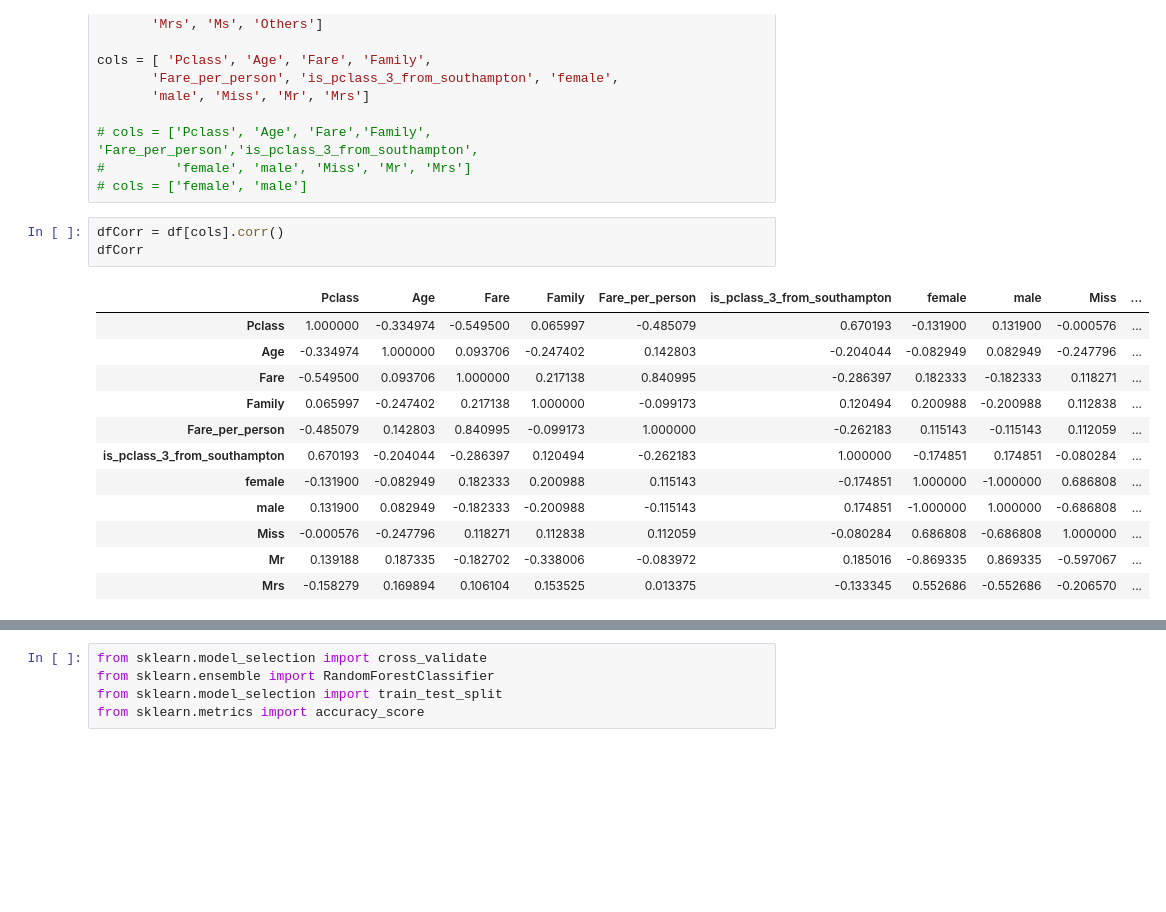
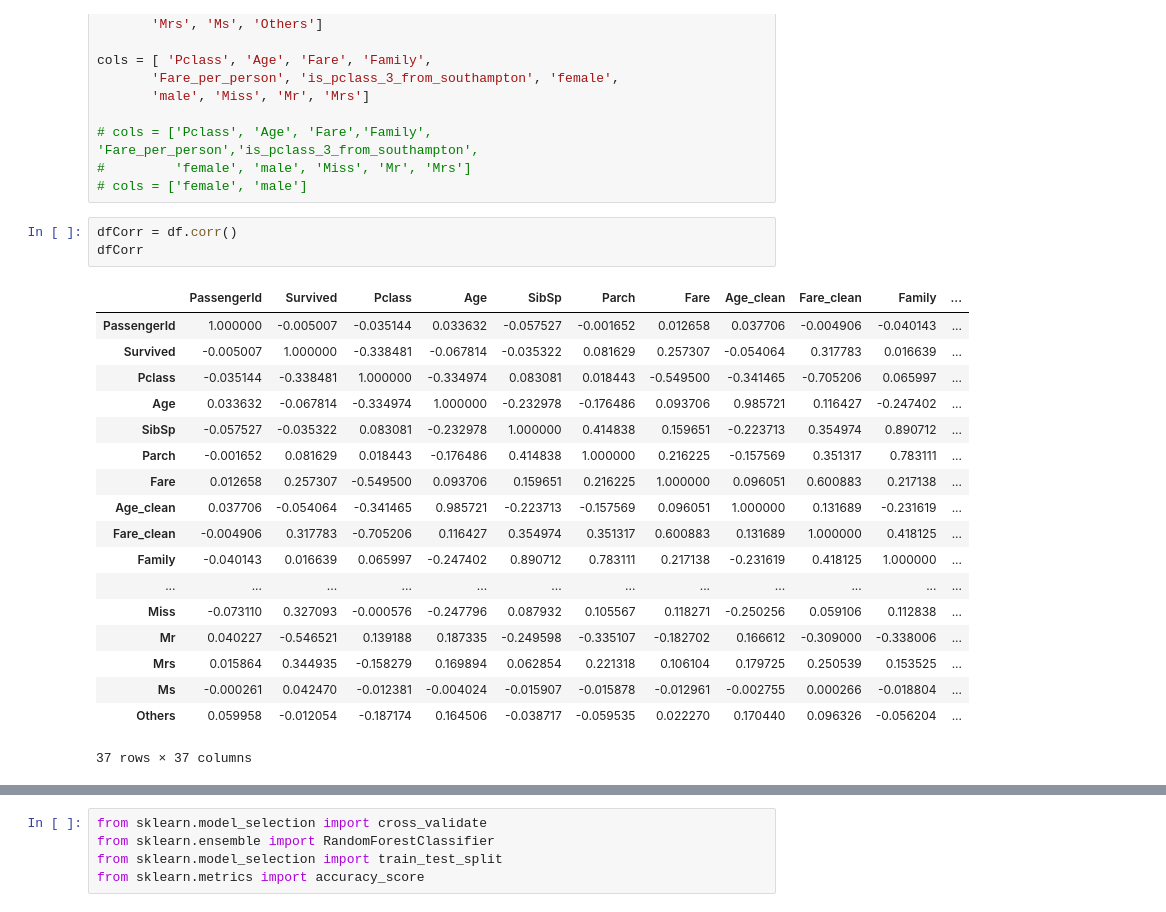
Before and after one commit to KangnamUniv-ML/Titanic-ML, a Jupyter notebook: notebook/Random Forest.ipynb, the cells around one changed output, grey strips where cells are left out. Drawn from its saved outputs; the diff is of its cells as text; blank space fills up the shorter version.

```diff
--- a/notebook/Random Forest.ipynb
+++ b/notebook/Random Forest.ipynb
@@ -229,21 +229,27 @@ cols = [ 'Pclass', 'Age', 'Fare', 'Family',
 #         'female', 'male', 'Miss', 'Mr', 'Mrs']
 # cols = ['female', 'male']
 # %%
-dfCorr = df[cols].corr()
+dfCorr = df.corr()
 dfCorr
 # %% [output]
-|  | Pclass | Age | Fare | Family | Fare_per_person | is_pclass_3_from_southampton | female | male | Miss | ... |
-| Pclass | 1.000000 | -0.334974 | -0.549500 | 0.065997 | -0.485079 | 0.670193 | -0.131900 | 0.131900 | -0.000576 | ... |
-| Age | -0.334974 | 1.000000 | 0.093706 | -0.247402 | 0.142803 | -0.204044 | -0.082949 | 0.082949 | -0.247796 | ... |
-| Fare | -0.549500 | 0.093706 | 1.000000 | 0.217138 | 0.840995 | -0.286397 | 0.182333 | -0.182333 | 0.118271 | ... |
-| Family | 0.065997 | -0.247402 | 0.217138 | 1.000000 | -0.099173 | 0.120494 | 0.200988 | -0.200988 | 0.112838 | ... |
-| Fare_per_person | -0.485079 | 0.142803 | 0.840995 | -0.099173 | 1.000000 | -0.262183 | 0.115143 | -0.115143 | 0.112059 | ... |
-| is_pclass_3_from_southampton | 0.670193 | -0.204044 | -0.286397 | 0.120494 | -0.262183 | 1.000000 | -0.174851 | 0.174851 | -0.080284 | ... |
-| female | -0.131900 | -0.082949 | 0.182333 | 0.200988 | 0.115143 | -0.174851 | 1.000000 | -1.000000 | 0.686808 | ... |
-| male | 0.131900 | 0.082949 | -0.182333 | -0.200988 | -0.115143 | 0.174851 | -1.000000 | 1.000000 | -0.686808 | ... |
-| Miss | -0.000576 | -0.247796 | 0.118271 | 0.112838 | 0.112059 | -0.080284 | 0.686808 | -0.686808 | 1.000000 | ... |
-| Mr | 0.139188 | 0.187335 | -0.182702 | -0.338006 | -0.083972 | 0.185016 | -0.869335 | 0.869335 | -0.597067 | ... |
-| Mrs | -0.158279 | 0.169894 | 0.106104 | 0.153525 | 0.013375 | -0.133345 | 0.552686 | -0.552686 | -0.206570 | ... |
+|  | PassengerId | Survived | Pclass | Age | SibSp | Parch | Fare | Age_clean | Fare_clean | Family | ... |
+| PassengerId | 1.000000 | -0.005007 | -0.035144 | 0.033632 | -0.057527 | -0.001652 | 0.012658 | 0.037706 | -0.004906 | -0.040143 | ... |
+| Survived | -0.005007 | 1.000000 | -0.338481 | -0.067814 | -0.035322 | 0.081629 | 0.257307 | -0.054064 | 0.317783 | 0.016639 | ... |
+| Pclass | -0.035144 | -0.338481 | 1.000000 | -0.334974 | 0.083081 | 0.018443 | -0.549500 | -0.341465 | -0.705206 | 0.065997 | ... |
+| Age | 0.033632 | -0.067814 | -0.334974 | 1.000000 | -0.232978 | -0.176486 | 0.093706 | 0.985721 | 0.116427 | -0.247402 | ... |
+| SibSp | -0.057527 | -0.035322 | 0.083081 | -0.232978 | 1.000000 | 0.414838 | 0.159651 | -0.223713 | 0.354974 | 0.890712 | ... |
+| Parch | -0.001652 | 0.081629 | 0.018443 | -0.176486 | 0.414838 | 1.000000 | 0.216225 | -0.157569 | 0.351317 | 0.783111 | ... |
+| Fare | 0.012658 | 0.257307 | -0.549500 | 0.093706 | 0.159651 | 0.216225 | 1.000000 | 0.096051 | 0.600883 | 0.217138 | ... |
+| Age_clean | 0.037706 | -0.054064 | -0.341465 | 0.985721 | -0.223713 | -0.157569 | 0.096051 | 1.000000 | 0.131689 | -0.231619 | ... |
+| Fare_clean | -0.004906 | 0.317783 | -0.705206 | 0.116427 | 0.354974 | 0.351317 | 0.600883 | 0.131689 | 1.000000 | 0.418125 | ... |
+| Family | -0.040143 | 0.016639 | 0.065997 | -0.247402 | 0.890712 | 0.783111 | 0.217138 | -0.231619 | 0.418125 | 1.000000 | ... |
+| ... | ... | ... | ... | ... | ... | ... | ... | ... | ... | ... | ... |
+| Miss | -0.073110 | 0.327093 | -0.000576 | -0.247796 | 0.087932 | 0.105567 | 0.118271 | -0.250256 | 0.059106 | 0.112838 | ... |
+| Mr | 0.040227 | -0.546521 | 0.139188 | 0.187335 | -0.249598 | -0.335107 | -0.182702 | 0.166612 | -0.309000 | -0.338006 | ... |
+| Mrs | 0.015864 | 0.344935 | -0.158279 | 0.169894 | 0.062854 | 0.221318 | 0.106104 | 0.179725 | 0.250539 | 0.153525 | ... |
+| Ms | -0.000261 | 0.042470 | -0.012381 | -0.004024 | -0.015907 | -0.015878 | -0.012961 | -0.002755 | 0.000266 | -0.018804 | ... |
+| Others | 0.059958 | -0.012054 | -0.187174 | 0.164506 | -0.038717 | -0.059535 | 0.022270 | 0.170440 | 0.096326 | -0.056204 | ... |
+37 rows × 37 columns
 # %%
 sns.set(rc = {'figure.figsize':(50,20)})
 sns.heatmap(dfCorr, annot=True)
```
Also changed, not shown: parts of 5 cells of this notebook.
